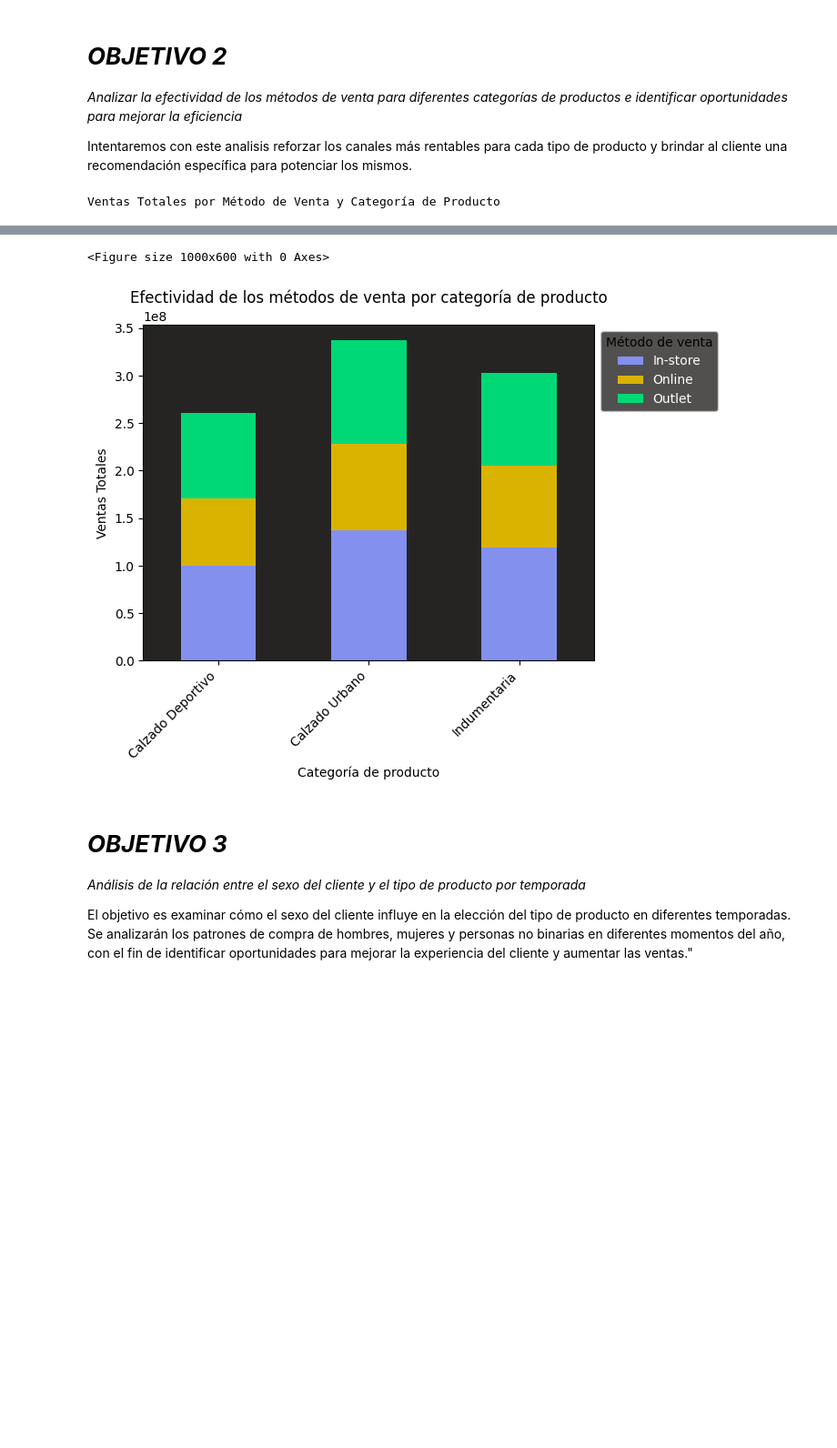
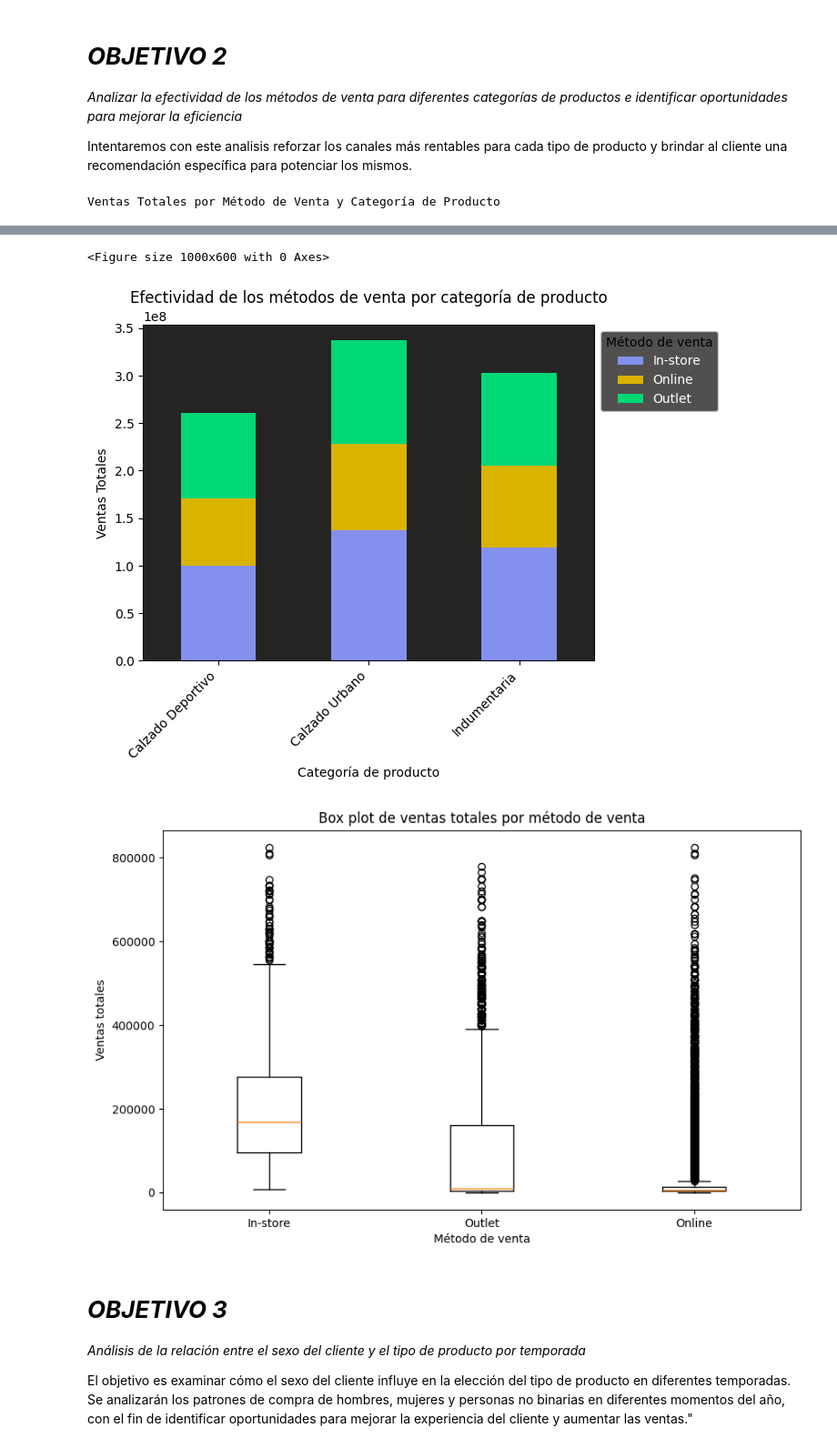
Before and after one commit to elterco83/Coder_DS1, a Jupyter notebook: Dataset_Etchezar.ipynb, the cells around one changed output, grey strips where cells are left out. Shown at 91% size. Drawn from its saved outputs; the diff is of its cells as text; code cells hidden in the pictures; blank space fills up the shorter version.

```diff
--- a/Dataset_Etchezar.ipynb
+++ b/Dataset_Etchezar.ipynb
@@ -20,7 +20,6 @@ import pandas as pd
 import numpy as np
 import matplotlib.pyplot as plt
 import seaborn as sns
-df = pd.read_excel('Ventas_Adidas_USA.xlsx')
 df = df.reset_index(drop=True)
 df.set_index('ID_Ventas', inplace=True)
 df.head(20)
@@ -192,33 +210,43 @@ styled_df = ventas_resumen_grupo.style.set_table_styles([
 ]).set_caption("Ventas Totales por Método de Venta y Categoría de Producto")
 
 display(styled_df)
 
 # Procedemos a crar un gráfico de barras apiladas para visualizar la efectividad de los métodos de venta
 plt.figure(figsize=(10, 6))
 ventas_por_metodo = df.pivot_table(index='producto', columns='metodo de venta', values='ventas totales', aggfunc='sum')
 ventas_por_metodo.plot(kind='bar', stacked=True, color=['#8390ED','#D9B300','#00D876'])
 plt.xlabel('Categoría de producto')
 plt.ylabel('Ventas Totales')
 plt.title('Efectividad de los métodos de venta por categoría de producto')
 plt.legend(title='Método de venta', loc='upper left', bbox_to_anchor=(1, 1),labelcolor='white', facecolor='#252423')
 plt.xticks(rotation=45, ha='right')
 ax = plt.gca()
 ax.set_facecolor('#252423')
 plt.show()
+
+# Crea el box plot
+plt.figure(figsize=(10,6))
+plt.boxplot([df.loc[df['metodo de venta'] == método]['ventas totales'] for método in df['metodo de venta'].unique()],
+             labels=df['metodo de venta'].unique())
+plt.xlabel('Método de venta')
+plt.ylabel('Ventas totales')
+plt.title('Box plot de ventas totales por método de venta')
+plt.show()
 # %% [output]
 Ventas Totales por Método de Venta y Categoría de Producto
 |  | metodo de venta | producto | ventas totales |
 | 0 | In-store | Calzado Deportivo | 99,868,750.0 |
 | 1 | In-store | Calzado Urbano | 137,201,250.0 |
 | 2 | In-store | Indumentaria | 119,573,750.0 |
 | 3 | Online | Calzado Deportivo | 71,309,076.0 |
 | 4 | Online | Calzado Urbano | 91,071,656.0 |
 | 5 | Online | Indumentaria | 85,292,150.0 |
 | 6 | Outlet | Calzado Deportivo | 89,127,750.0 |
 | 7 | Outlet | Calzado Urbano | 108,556,151.0 |
 | 8 | Outlet | Indumentaria | 97,901,592.0 |
 <Figure size 1000x600 with 0 Axes>
 [figure]
+[figure, added]
 # %% [markdown]
 # ***OBJETIVO 3***
 
```
Also changed, not shown: parts of 6 cells of this notebook.
